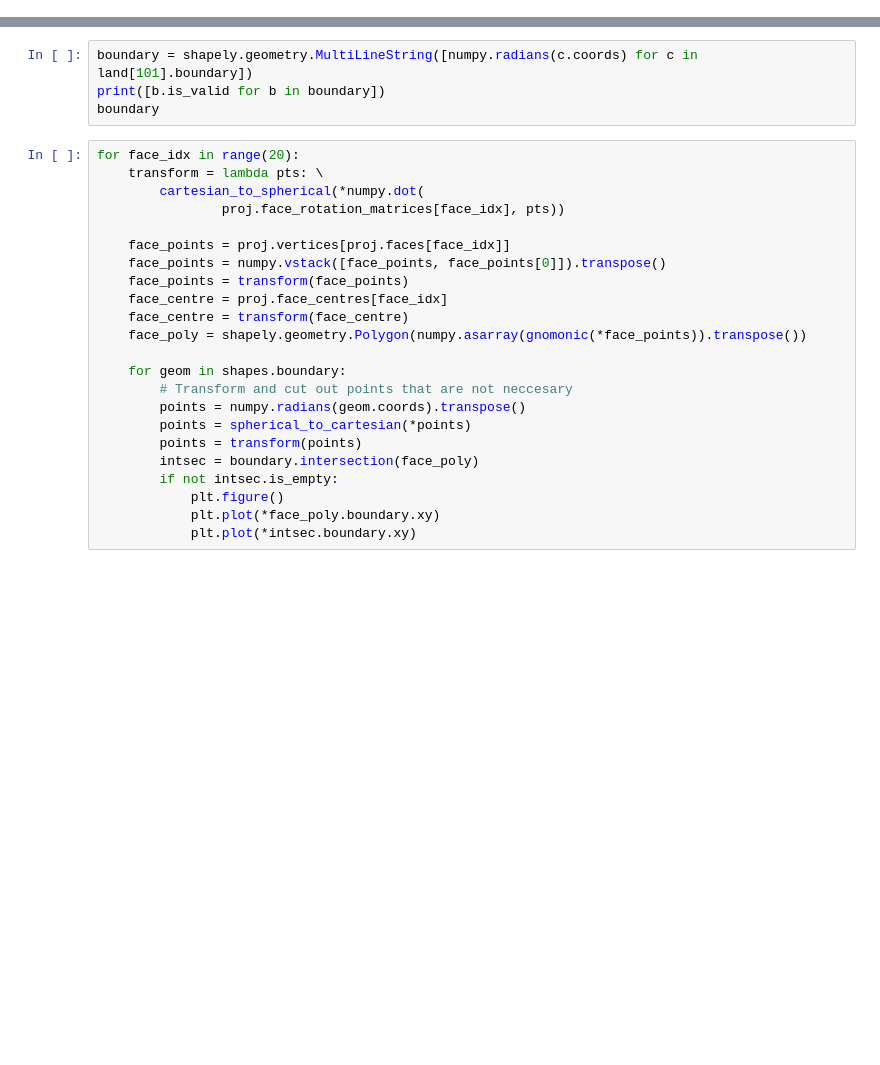
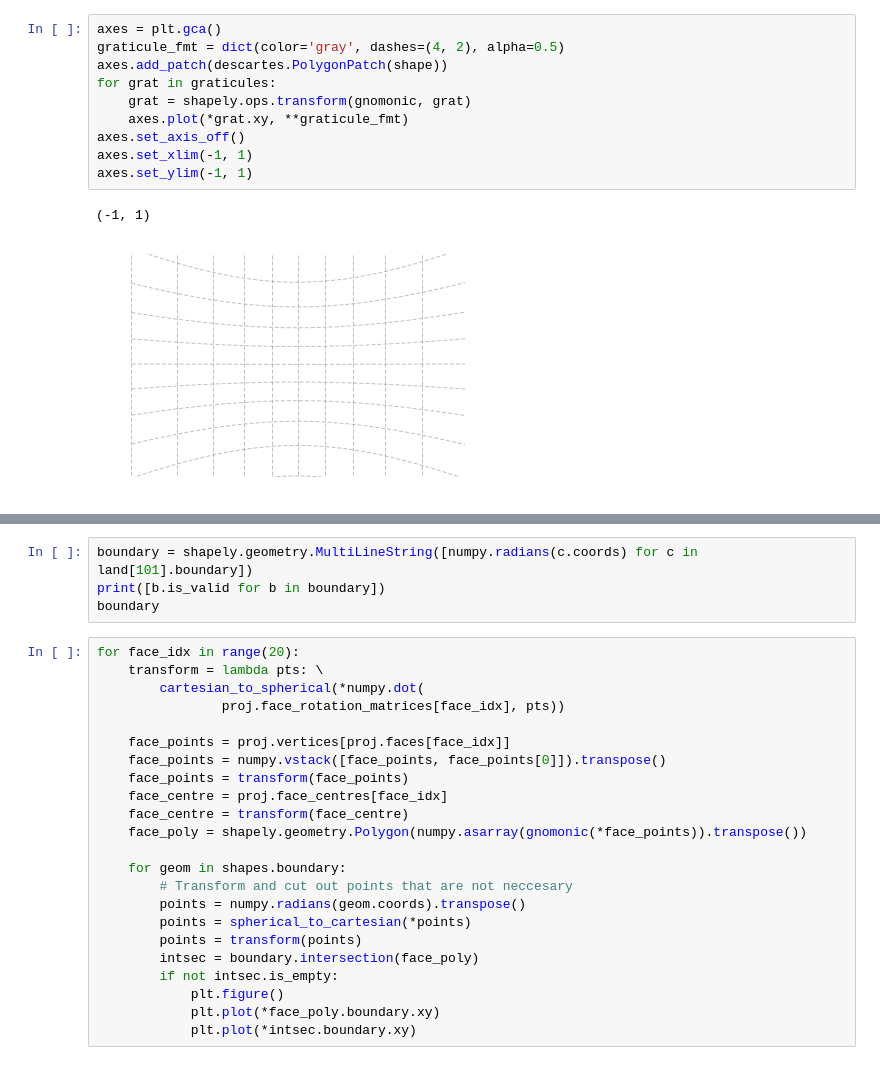
Before and after one commit to jesserobertson/pymaxion, a Jupyter notebook: examples/projections.ipynb, the cells around one changed output, grey strips where cells are left out. Drawn from its saved outputs; the diff is of its cells as text; blank space fills up the shorter version.

```diff
--- a/examples/projections.ipynb
+++ b/examples/projections.ipynb
@@ -68 +148,14 @@ WARNING:shapely.geos:Hole lies outside shell at or near point -10.04286418066998
+# %%
+axes = plt.gca()
+graticule_fmt = dict(color='gray', dashes=(4, 2), alpha=0.5)
+axes.add_patch(descartes.PolygonPatch(shape))
+for grat in graticules:
+    grat = shapely.ops.transform(gnomonic, grat)
+    axes.plot(*grat.xy, **graticule_fmt)
+axes.set_axis_off()
+axes.set_xlim(-1, 1)
+axes.set_ylim(-1, 1)
+# %% [output]
+(-1, 1)
+[figure, added]
 # %%
```
Also changed, not shown: parts of 8 cells of this notebook, 1 other file.
